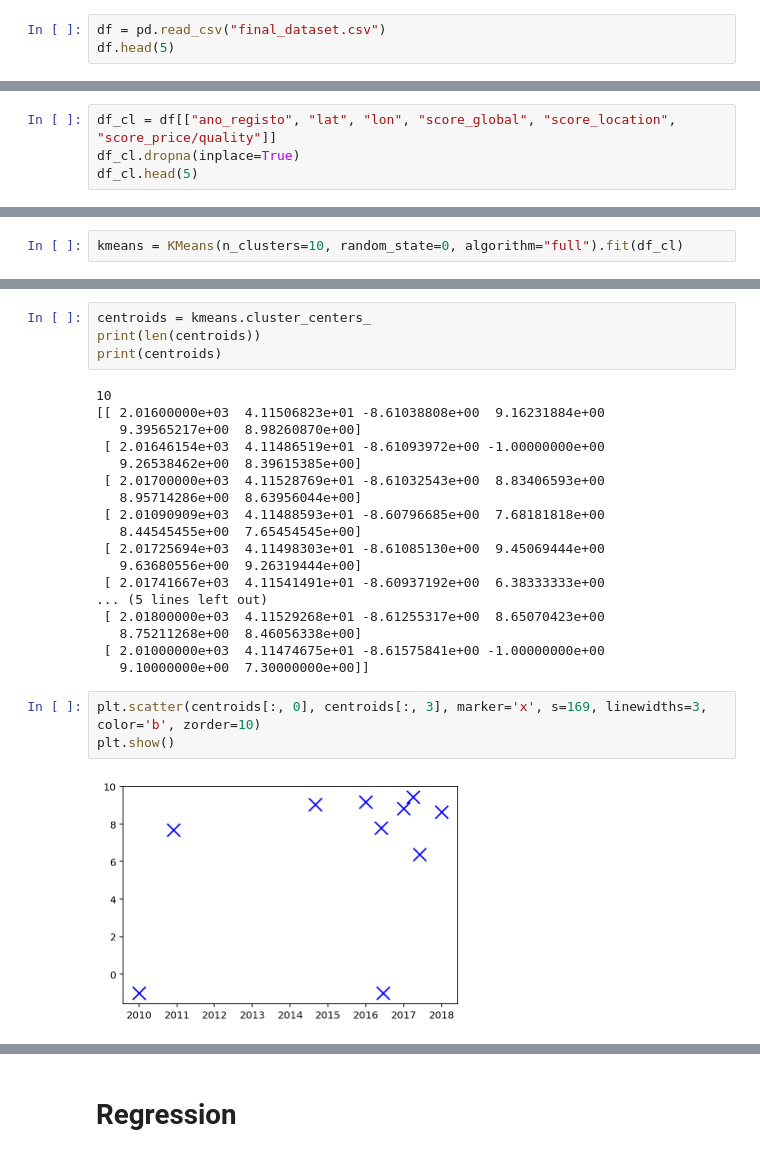
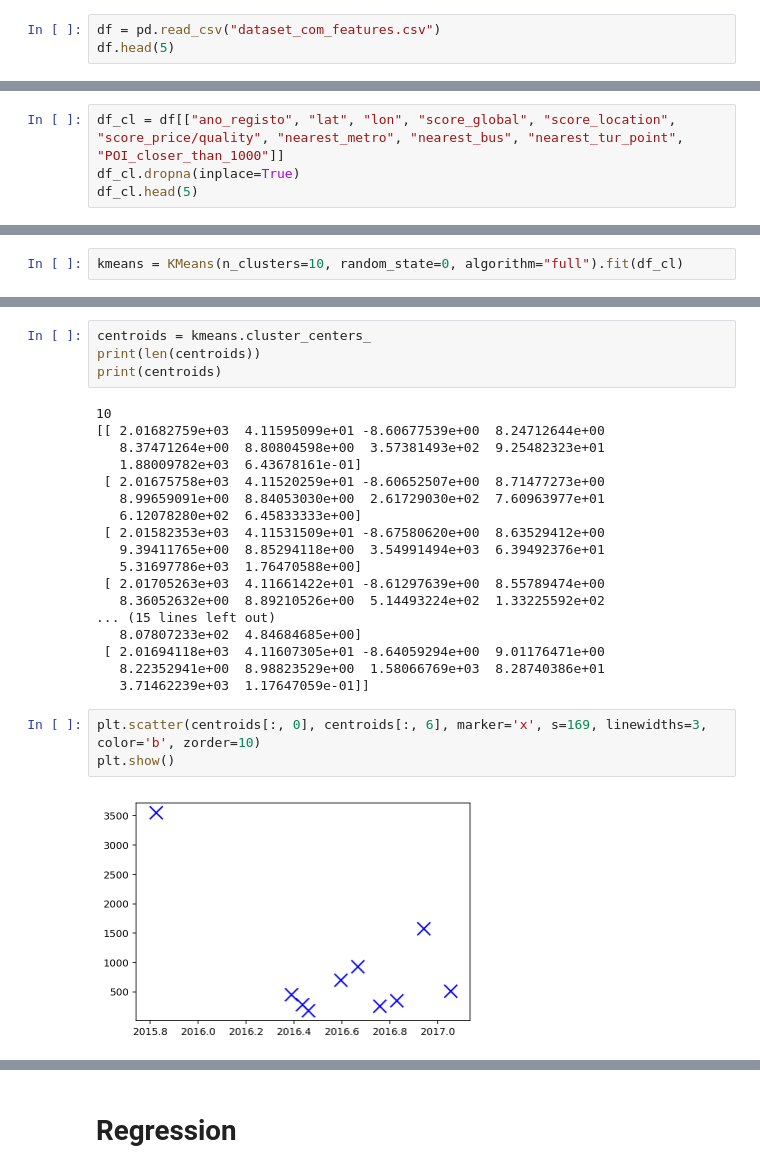
Before and after one commit to msramalho/hackacity2019, a Jupyter notebook: Analysis.ipynb, the cells around one changed output, grey strips where cells are left out. Drawn from its saved outputs; the diff is of its cells as text.

```diff
--- a/Analysis.ipynb
+++ b/Analysis.ipynb
@@ -3,7 +3,7 @@
 # %%
 import pandas as pd
 # %%
-df = pd.read_csv("final_dataset.csv")
+df = pd.read_csv("dataset_com_features.csv")
 df.head(5)
 # %% [output]
 |  | id | nome | ano_registo | type | n_reg | lat | lon | score_global | score_location | ... |
@@ -21,7 +21,7 @@ import matplotlib.pyplot as plt
 %matplotlib inline
 %config InlineBackend.figure_format = 'retina'
 # %%
-df_cl = df[["ano_registo", "lat", "lon", "score_global", "score_location", "score_price/quality"]]
+df_cl = df[["ano_registo", "lat", "lon", "score_global", "score_location", "score_price/quality", "nearest_metro", "nearest_bus", "nearest_tur_point", "POI_closer_than_1000"]]
 df_cl.dropna(inplace=True)
 df_cl.head(5)
 # %% [output]
@@ -60,27 +46,27 @@ print(len(centroids))
 print(centroids)
 # %% [output]
 10
-[[ 2.01600000e+03  4.11506823e+01 -8.61038808e+00  9.16231884e+00
-   9.39565217e+00  8.98260870e+00]
- [ 2.01646154e+03  4.11486519e+01 -8.61093972e+00 -1.00000000e+00
-   9.26538462e+00  8.39615385e+00]
- [ 2.01700000e+03  4.11528769e+01 -8.61032543e+00  8.83406593e+00
-   8.95714286e+00  8.63956044e+00]
- [ 2.01090909e+03  4.11488593e+01 -8.60796685e+00  7.68181818e+00
-   8.44545455e+00  7.65454545e+00]
- [ 2.01725694e+03  4.11498303e+01 -8.61085130e+00  9.45069444e+00
-   9.63680556e+00  9.26319444e+00]
- [ 2.01741667e+03  4.11541491e+01 -8.60937192e+00  6.38333333e+00
-... (5 lines left out)
- [ 2.01800000e+03  4.11529268e+01 -8.61255317e+00  8.65070423e+00
-   8.75211268e+00  8.46056338e+00]
- [ 2.01000000e+03  4.11474675e+01 -8.61575841e+00 -1.00000000e+00
-   9.10000000e+00  7.30000000e+00]]
+[[ 2.01682759e+03  4.11595099e+01 -8.60677539e+00  8.24712644e+00
+   8.37471264e+00  8.80804598e+00  3.57381493e+02  9.25482323e+01
+   1.88009782e+03  6.43678161e-01]
+ [ 2.01675758e+03  4.11520259e+01 -8.60652507e+00  8.71477273e+00
+   8.99659091e+00  8.84053030e+00  2.61729030e+02  7.60963977e+01
+   6.12078280e+02  6.45833333e+00]
+ [ 2.01582353e+03  4.11531509e+01 -8.67580620e+00  8.63529412e+00
+   9.39411765e+00  8.85294118e+00  3.54991494e+03  6.39492376e+01
+   5.31697786e+03  1.76470588e+00]
+ [ 2.01705263e+03  4.11661422e+01 -8.61297639e+00  8.55789474e+00
+   8.36052632e+00  8.89210526e+00  5.14493224e+02  1.33225592e+02
+... (15 lines left out)
+   8.07807233e+02  4.84684685e+00]
+ [ 2.01694118e+03  4.11607305e+01 -8.64059294e+00  9.01176471e+00
+   8.22352941e+00  8.98823529e+00  1.58066769e+03  8.28740386e+01
+   3.71462239e+03  1.17647059e-01]]
 # %%
-plt.scatter(centroids[:, 0], centroids[:, 3], marker='x', s=169, linewidths=3, color='b', zorder=10)
+plt.scatter(centroids[:, 0], centroids[:, 6], marker='x', s=169, linewidths=3, color='b', zorder=10)
 plt.show()
 # %% [output]
-[figure, old version]
+[figure, new version]
 # %%
 Nc = range(1,10)
 kmeans = [KMeans(n_clusters=i, random_state=0) for i in Nc]
```
Also changed, not shown: parts of 16 cells of this notebook.
